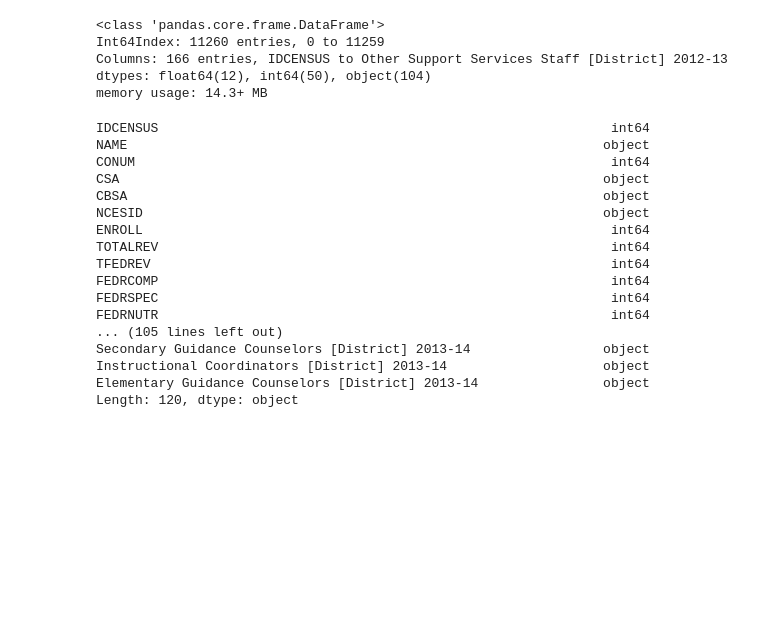
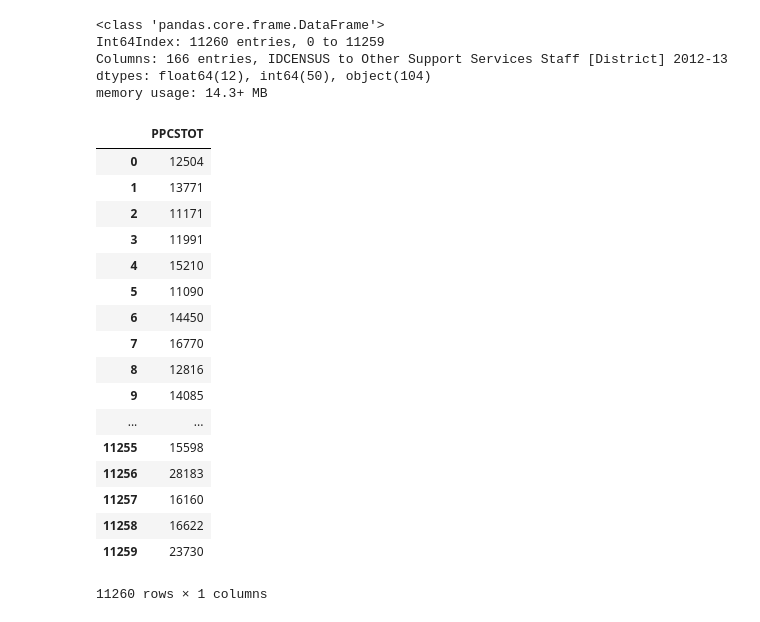
Before and after one commit to andrewjtimmons/schoolDistrictMoney, a Jupyter notebook: first pass.ipynb, the cells around one changed output. Saved outputs shown, nothing was run; the diff lists cells and outputs as text; code cells hidden in the pictures; blank space fills up the shorter version.

```diff
--- a/first pass.ipynb
+++ b/first pass.ipynb
@@ -87,25 +107,26 @@ memory usage: 14.3+ MB
 # %%
 #PPCSTOT is the per pupil spending for elementary and secondary.  See school13doc.pdf for more info.
 
-#money_diversity_df[["PPCSTOT"]].describe()
+money_diversity_df[["PPCSTOT"]]
+# %% [output]
+|  | PPCSTOT |
+| 0 | 12504 |
+| 1 | 13771 |
+| 2 | 11171 |
+| 3 | 11991 |
+| 4 | 15210 |
+| 5 | 11090 |
+| 6 | 14450 |
+| 7 | 16770 |
+| 8 | 12816 |
+| 9 | 14085 |
+| ... | ... |
+| 11255 | 15598 |
+| 11256 | 28183 |
+| 11257 | 16160 |
+| 11258 | 16622 |
+| 11259 | 23730 |
+11260 rows × 1 columns
 # %%
-pd.options.display.max_rows = 120
-money_diversity_df.dtypes
+pd.options.display.max_rows = 200
+money_diversity_df.dtypes;
-# %% [output]
-IDCENSUS                                                          int64
-NAME                                                             object
-CONUM                                                             int64
-CSA                                                              object
-CBSA                                                             object
-NCESID                                                           object
-ENROLL                                                            int64
-TOTALREV                                                          int64
-TFEDREV                                                           int64
-FEDRCOMP                                                          int64
-FEDRSPEC                                                          int64
-FEDRNUTR                                                          int64
-... (105 lines left out)
-Secondary Guidance Counselors [District] 2013-14                 object
-Instructional Coordinators [District] 2013-14                    object
-Elementary Guidance Counselors [District] 2013-14                object
-Length: 120, dtype: object
```
Also changed, not shown: parts of 10 cells of this notebook.
